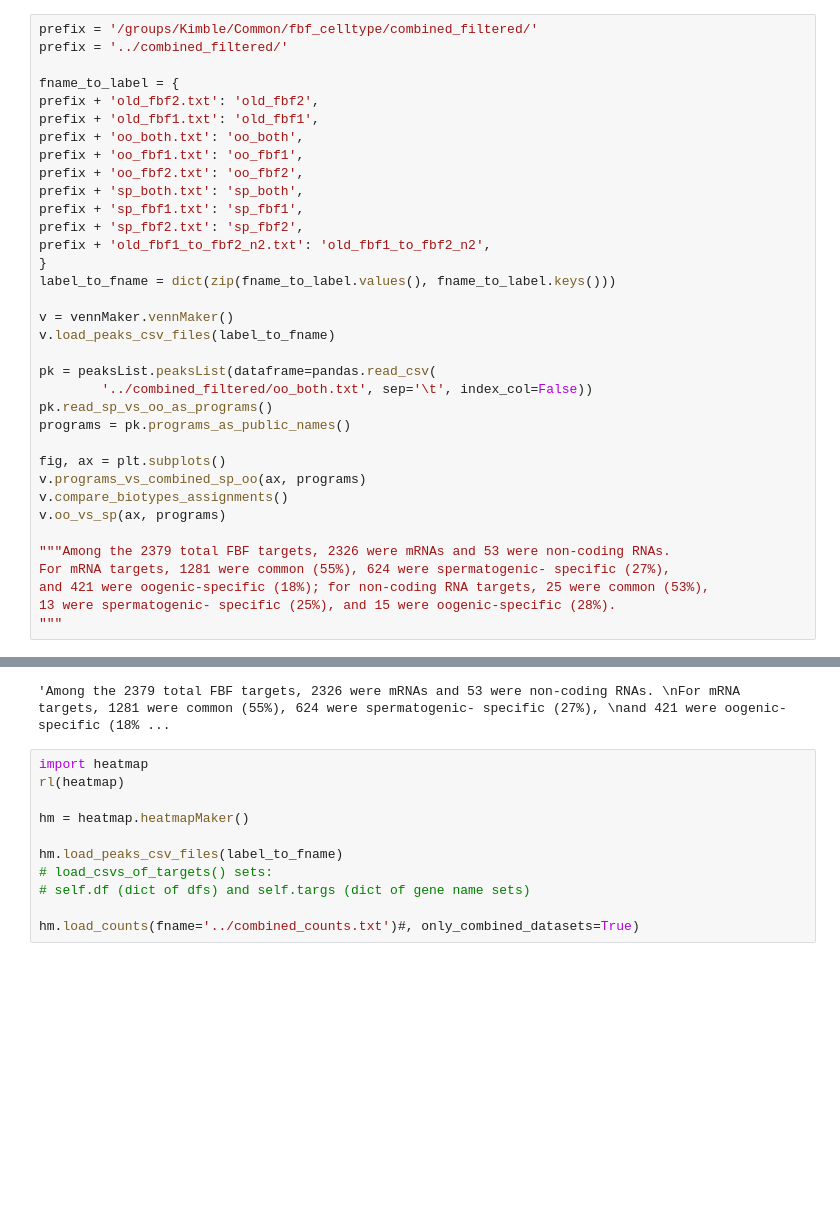
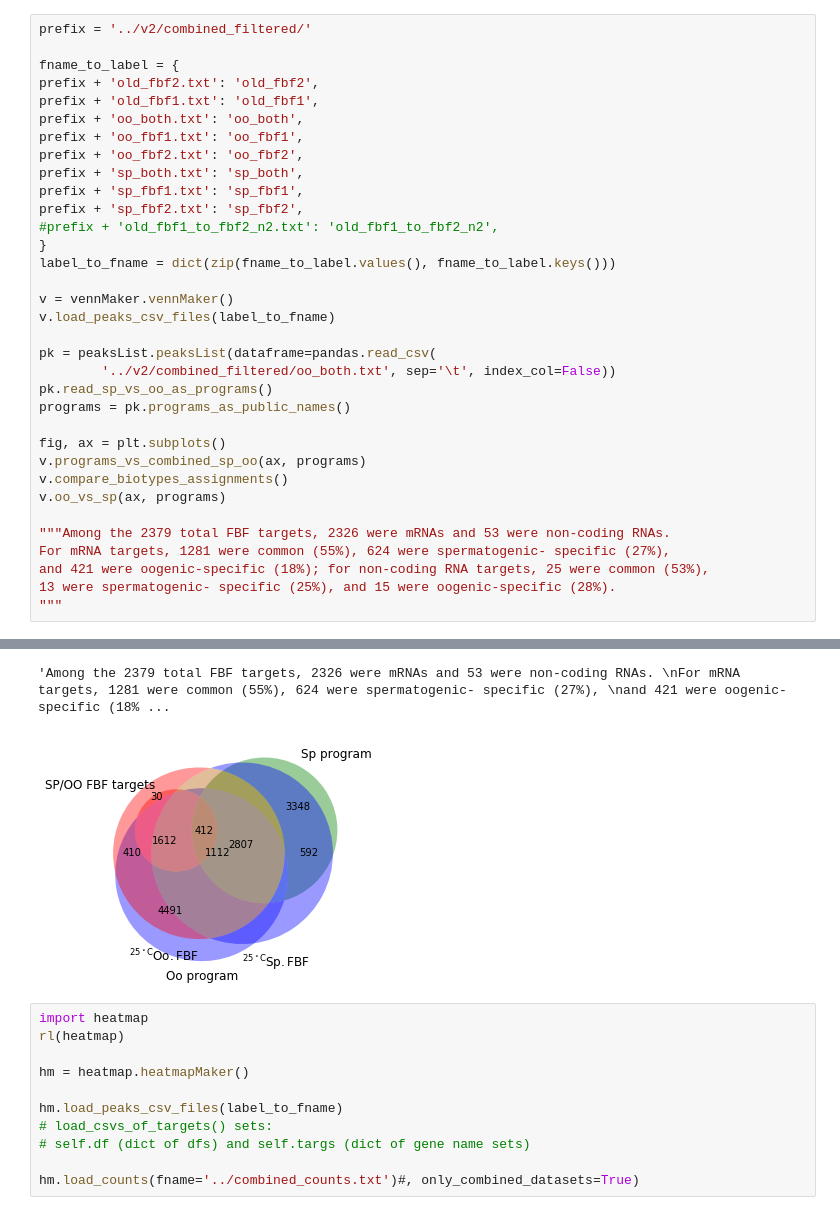
Before and after one commit to dfporter/FBF_gendered_gl, a Jupyter notebook: cliputil/biotypes.ipynb, the cells around one changed output, grey strips where cells are left out. Saved outputs shown, nothing was run; the diff lists cells and outputs as text; blank space fills up the shorter version.

```diff
--- a/cliputil/biotypes.ipynb
+++ b/cliputil/biotypes.ipynb
@@ -18,6 +18,5 @@ rl(utils)
 # %%
-prefix = '/groups/Kimble/Common/fbf_celltype/combined_filtered/'
-prefix = '../combined_filtered/'
+prefix = '../v2/combined_filtered/'
 
 fname_to_label = {
 prefix + 'old_fbf2.txt': 'old_fbf2',
@@ -28,7 +27,7 @@ prefix + 'oo_fbf2.txt': 'oo_fbf2',
 prefix + 'sp_both.txt': 'sp_both',
 prefix + 'sp_fbf1.txt': 'sp_fbf1',
 prefix + 'sp_fbf2.txt': 'sp_fbf2',
-prefix + 'old_fbf1_to_fbf2_n2.txt': 'old_fbf1_to_fbf2_n2',
+#prefix + 'old_fbf1_to_fbf2_n2.txt': 'old_fbf1_to_fbf2_n2',
 }
 label_to_fname = dict(zip(fname_to_label.values(), fname_to_label.keys()))
 
@@ -36,7 +35,7 @@ v = vennMaker.vennMaker()
 v.load_peaks_csv_files(label_to_fname)
 
 pk = peaksList.peaksList(dataframe=pandas.read_csv(
-        '../combined_filtered/oo_both.txt', sep='\t', index_col=False))
+        '../v2/combined_filtered/oo_both.txt', sep='\t', index_col=False))
 pk.read_sp_vs_oo_as_programs()
 programs = pk.programs_as_public_names()
 
@@ -71,4 +70,5 @@ Among those, 15 were OO only, 13 were SP only, and 25 were shared.
 'Among the 2379 total FBF targets, 2326 were mRNAs and 53 were non-coding RNAs. \nFor mRNA targets, 1281 were common (55%), 624 were spermatogenic- specific (27%), \nand 421 were oogenic-specific (18% ...
+[figure, added]
 # %%
 import heatmap
 rl(heatmap)
```
Also changed, not shown: parts of 2 cells of this notebook, 21 other files.
